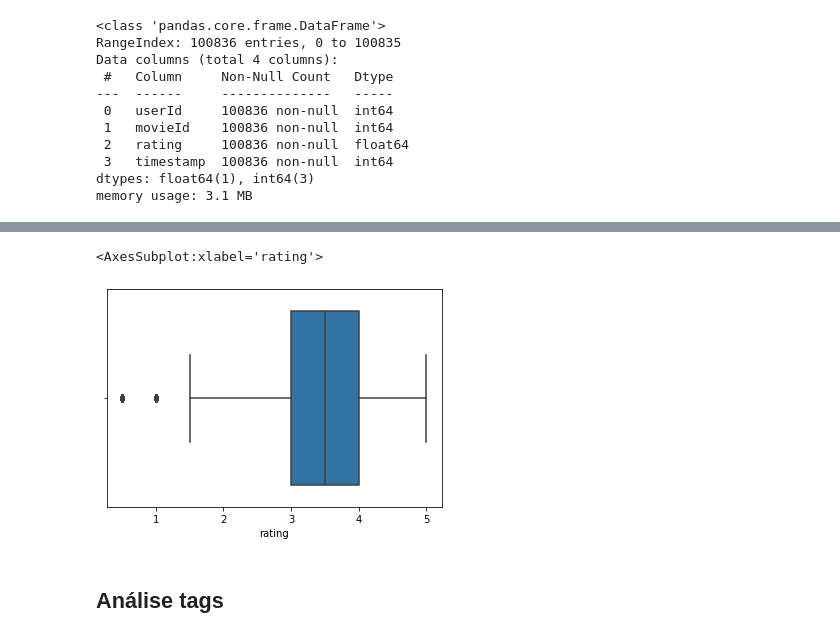
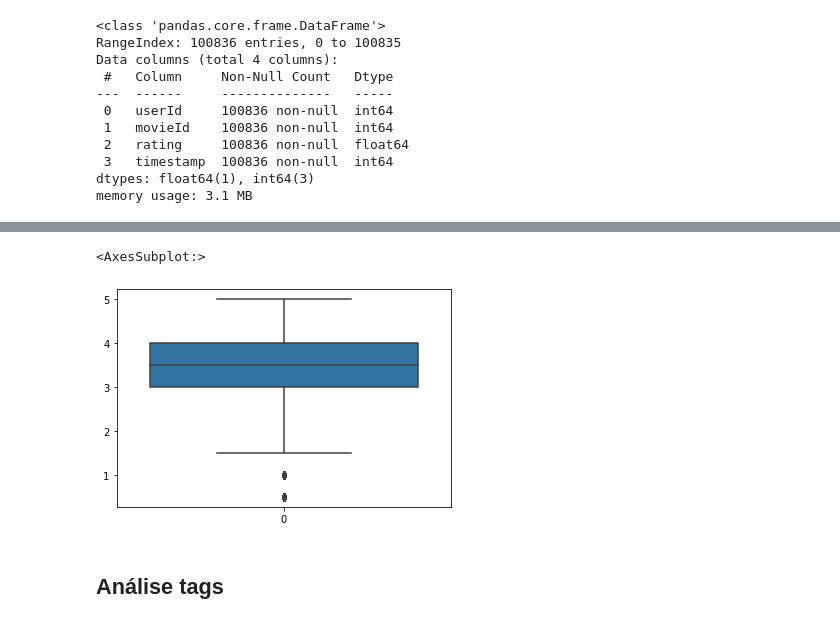
Before and after one commit to ehcp10/D1AED-Atividade1, a Jupyter notebook: atividade1.ipynb, the cells around one changed output, grey strips where cells are left out. Drawn from its saved outputs; the diff is of its cells as text; code cells hidden in the pictures.

```diff
--- a/atividade1.ipynb
+++ b/atividade1.ipynb
@@ -187,9 +193,9 @@ memory usage: 3.1 MB
 # %%
 ratings_data  = ratings['rating']
-sns.boxplot(ratings_data)
+sns.boxplot(data=ratings_data)
 # %% [output]
-<AxesSubplot:xlabel='rating'>
+<AxesSubplot:>
-[figure, old version]
+[figure, new version]
 # %% [markdown]
 ## Análise tags
 # %%
```
Also changed, not shown: parts of 29 cells of this notebook.
